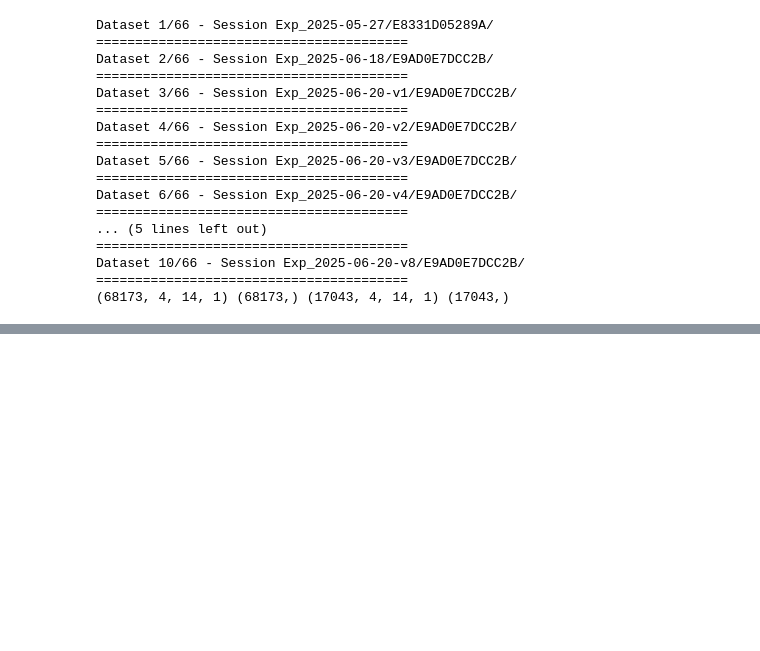
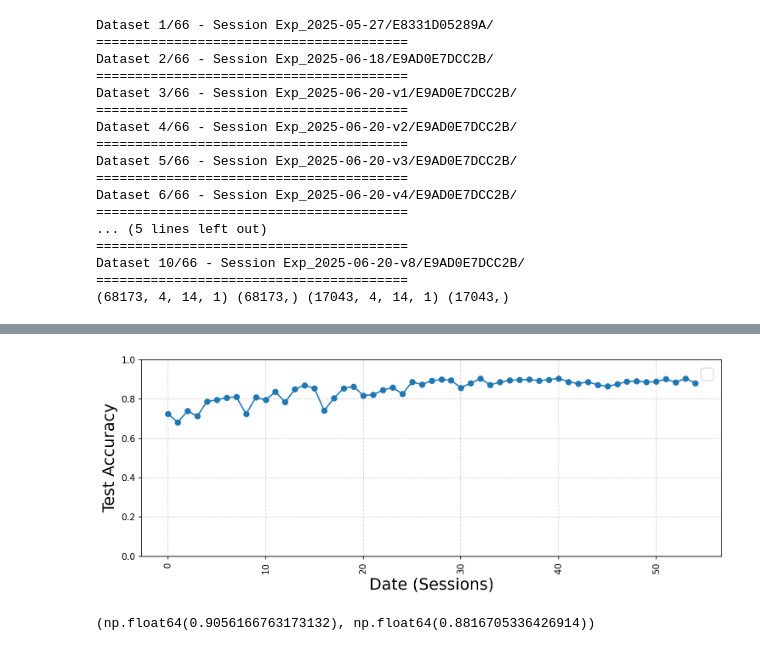
Before and after one commit to Hunminlee/Neural_Computing_Interface_MindForce, a Jupyter notebook: V5 Self Supervised Learning/V2 - Prototype Learning/Subject-H.ipynb, the cells around one changed output, grey strips where cells are left out. Cells and saved outputs as stored; diff of their text form; code cells hidden in the pictures; blank space fills up the shorter version.

```diff
--- a/V5 Self Supervised Learning/V2 - Prototype Learning/Subject-H.ipynb
+++ b/V5 Self Supervised Learning/V2 - Prototype Learning/Subject-H.ipynb
@@ -107,4 +107,20 @@ Returning K-th session data: Exp_2025-07-10-v2/E9AD0E7DCC2B/
 ========================================
 # %%
-plt.plot(Proto_Fixed_Acc)
+plt.figure(figsize=(10, 4), dpi=150)
+plt.plot(Proto_Fixed_Acc, marker='o')
+
+plt.ylim([0, 1])
+#plt.ylim([0.6, 1])
+plt.xlabel('Date (Sessions)', fontsize=18)
+plt.ylabel('Test Accuracy', fontsize=18)
+plt.xticks(rotation=90, fontsize=10)
+plt.legend(fontsize=18, ncol=4)
+plt.grid(True, linestyle='--', color='lightgrey')
+plt.tight_layout()
 plt.show()
+# %% [output]
+[figure, added]
+# %%
+np.max(Proto_Fixed_Acc), Proto_Fixed_Acc[-1]
+# %% [output]
+(np.float64(0.9056166763173132), np.float64(0.8816705336426914))
```
Also changed, not shown: parts of 1 cell of this notebook, 9 other files.
